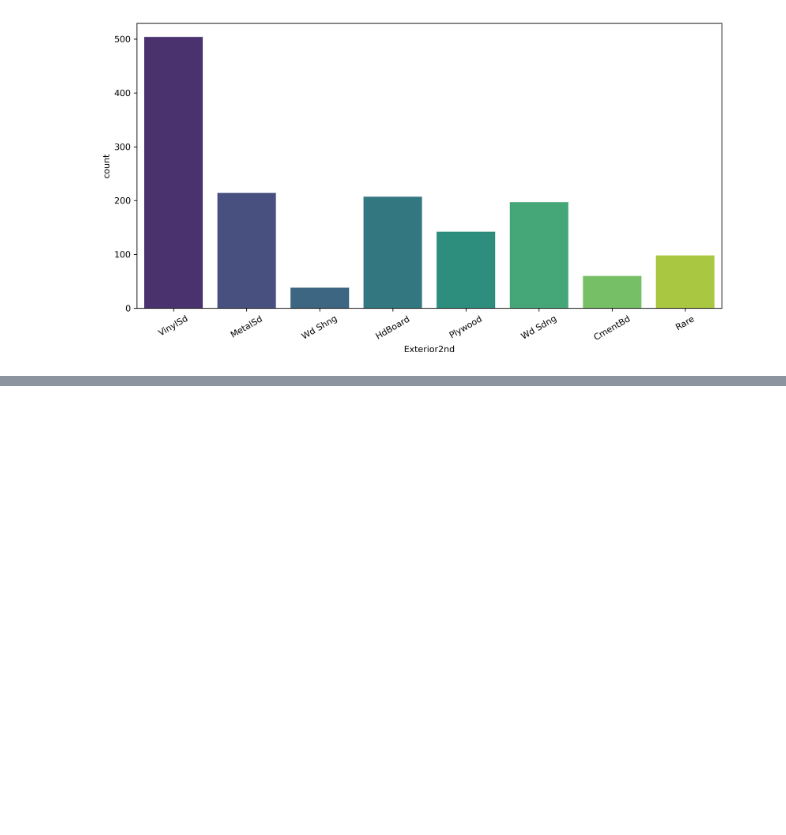
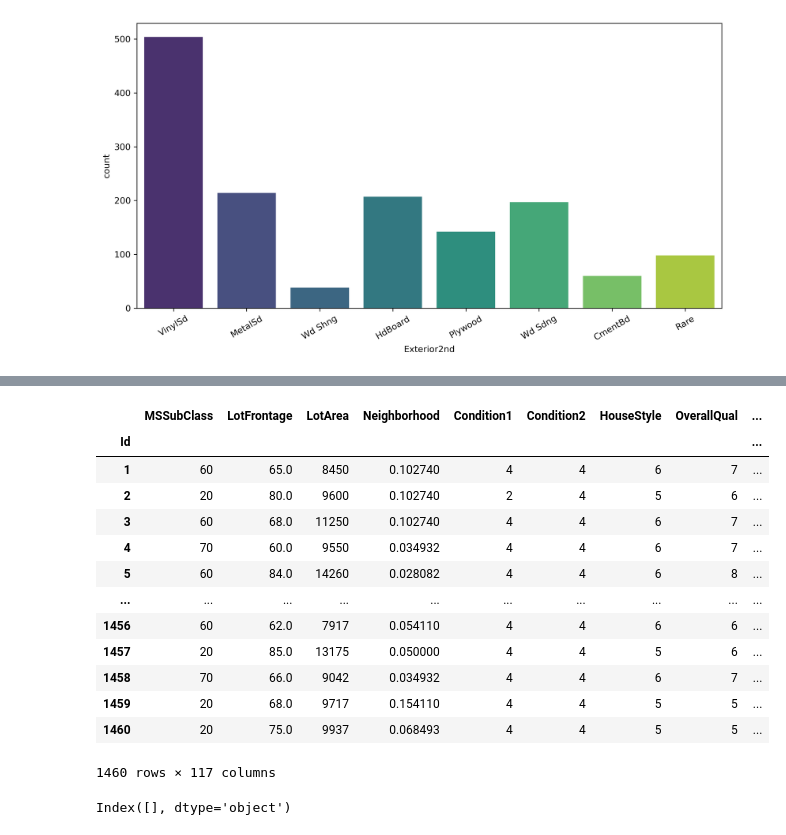
Before and after one commit to ashen007/Feature_enginering, a Jupyter notebook: notebooks/case study/encoding & transformation.ipynb, the cells around one changed output, grey strips where cells are left out. Drawn from its saved outputs; the diff is of its cells as text; code cells hidden in the pictures; blank space fills up the shorter version.

Commit message:
encoded high cardinality features with frequency of classes

```diff
--- a/notebooks/case study/encoding & transformation.ipynb
+++ b/notebooks/case study/encoding & transformation.ipynb
@@ -296,3 +296,7 @@ examine_class_bln('Exterior1st')
 examine_class_bln('Exterior2nd')
 # %% [output]
 [figure]
+# %%
+encoder = CountFrequencyEncoder(encoding_method='frequency',variables=['Neighborhood','Exterior1st','Exterior2nd'])
+encoder.fit(data_e)
+encoder.encoder_dict_
@@ -298,0 +321,22 @@ examine_class_bln('Exterior2nd')
+# %%
+data_e = encoder.transform(data_e)
+data_e
+# %% [output]
+|  | MSSubClass | LotFrontage | LotArea | Neighborhood | Condition1 | Condition2 | HouseStyle | OverallQual | ... |
+| Id |  |  |  |  |  |  |  |  | ... |
+| 1 | 60 | 65.0 | 8450 | 0.102740 | 4 | 4 | 6 | 7 | ... |
+| 2 | 20 | 80.0 | 9600 | 0.102740 | 2 | 4 | 5 | 6 | ... |
+| 3 | 60 | 68.0 | 11250 | 0.102740 | 4 | 4 | 6 | 7 | ... |
+| 4 | 70 | 60.0 | 9550 | 0.034932 | 4 | 4 | 6 | 7 | ... |
+| 5 | 60 | 84.0 | 14260 | 0.028082 | 4 | 4 | 6 | 8 | ... |
+| ... | ... | ... | ... | ... | ... | ... | ... | ... | ... |
+| 1456 | 60 | 62.0 | 7917 | 0.054110 | 4 | 4 | 6 | 6 | ... |
+| 1457 | 20 | 85.0 | 13175 | 0.050000 | 4 | 4 | 5 | 6 | ... |
+| 1458 | 70 | 66.0 | 9042 | 0.034932 | 4 | 4 | 6 | 7 | ... |
+| 1459 | 20 | 68.0 | 9717 | 0.154110 | 4 | 4 | 5 | 5 | ... |
+| 1460 | 20 | 75.0 | 9937 | 0.068493 | 4 | 4 | 5 | 5 | ... |
+1460 rows × 117 columns
+# %%
+data_e.select_dtypes(include=np.object).columns
+# %% [output]
+Index([], dtype='object')
```
Also changed, not shown: parts of 1 cell of this notebook.
